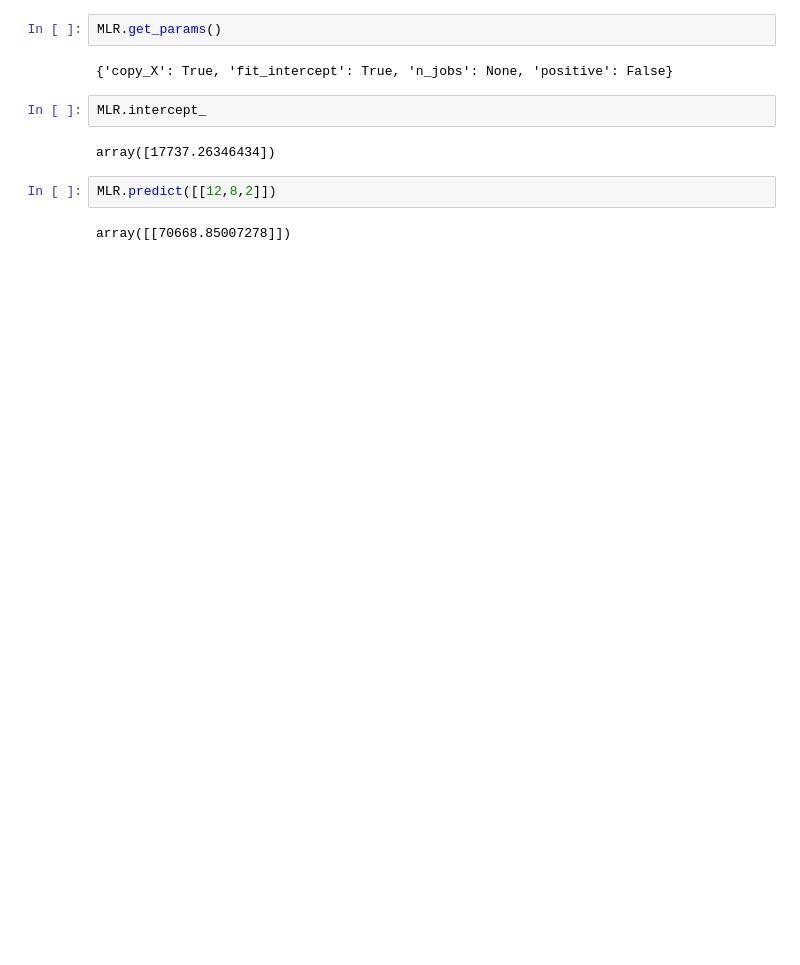
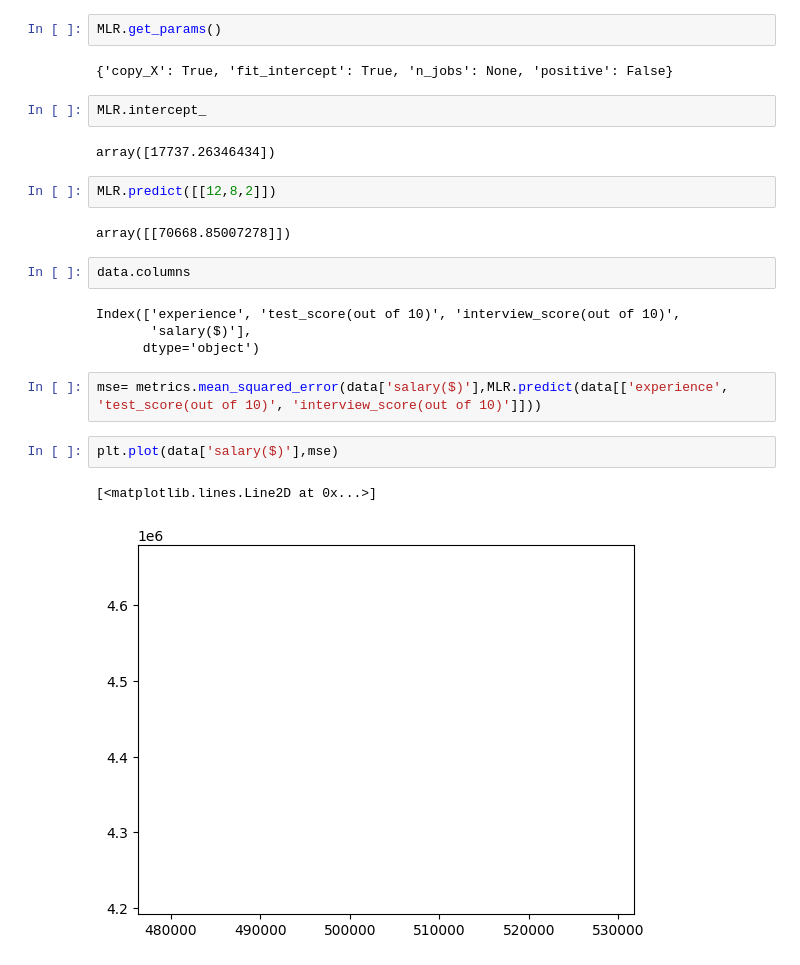
Before and after one commit to pavanrajkg04/Machine_Learning_projects, a Jupyter notebook: Learn_ML/1. Linear_regression/multiplelinearregression.ipynb, the cells around one changed output. Cells and saved outputs as stored; diff of their text form; blank space fills up the shorter version.

```diff
--- a/Learn_ML/1. Linear_regression/multiplelinearregression.ipynb
+++ b/Learn_ML/1. Linear_regression/multiplelinearregression.ipynb
@@ -79,6 +79,19 @@ array([17737.26346434])
 MLR.predict([[12,8,2]])
 # %% [output]
 array([[70668.85007278]])
+# %%
+data.columns
+# %% [output]
+Index(['experience', 'test_score(out of 10)', 'interview_score(out of 10)',
+       'salary($)'],
+      dtype='object')
+# %%
+mse= metrics.mean_squared_error(data['salary($)'],MLR.predict(data[['experience', 'test_score(out of 10)', 'interview_score(out of 10)']]))
+# %%
+plt.plot(data['salary($)'],mse)
+# %% [output]
+[<matplotlib.lines.Line2D at 0x...>]
+[figure, added]
 # %%
 plt.xlabel("Experience")
 plt.ylabel("salary")
```
Also changed, not shown: parts of 2 cells of this notebook, 2 other files.
